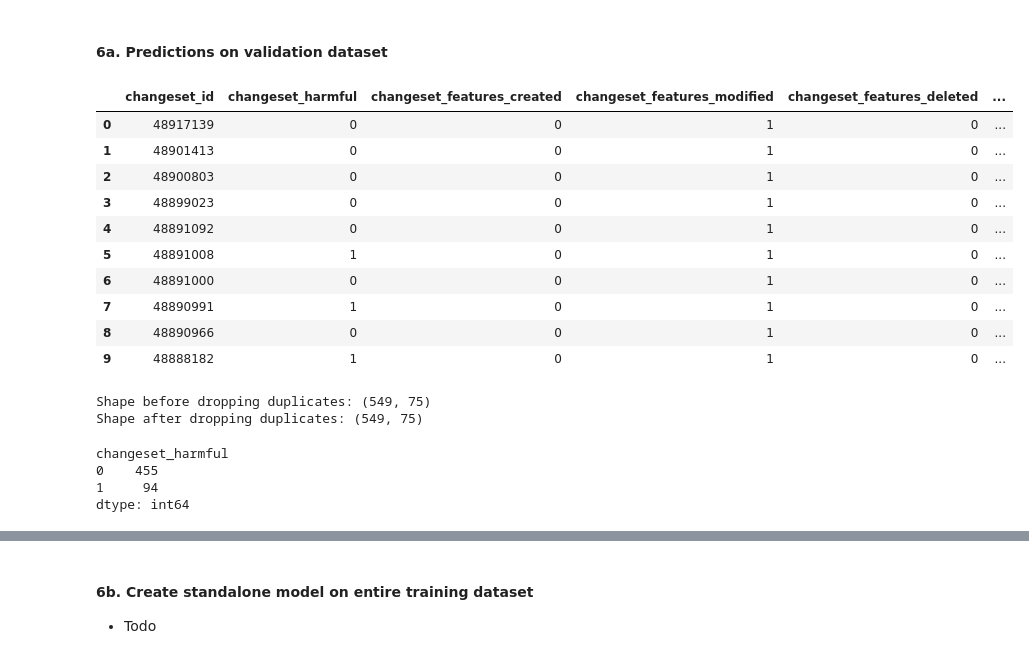
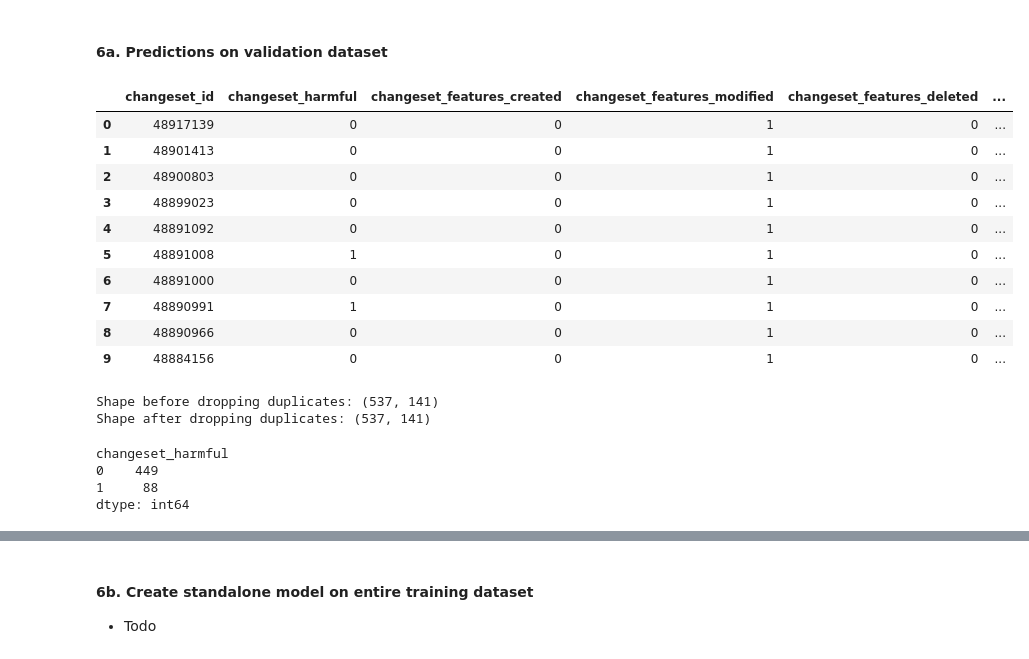
Before and after one commit to mapbox/gabbar, a Jupyter notebook: notebooks/feature-classifier.ipynb, the cells around one changed output, grey strips where cells are left out. Cells and saved outputs as stored; diff of their text form; code cells hidden in the pictures.

```diff
--- a/notebooks/feature-classifier.ipynb
+++ b/notebooks/feature-classifier.ipynb
@@ -311,34 +311,34 @@ Scores: 0.82 (0.06)
 # %% [markdown]
 #### 6a. Predictions on validation dataset
 # %%
-vattributes = pd.read_csv('../downloads/feature-classifier/validation/attributes.csv')
+vattributes = pd.read_csv('../downloads/feature-classifier-2017-05-25/validation/attributes.csv')
 vattributes.head(10)
 # %% [output]
 |  | changeset_id | changeset_harmful | changeset_features_created | changeset_features_modified | changeset_features_deleted | ... |
 | 0 | 48917139 | 0 | 0 | 1 | 0 | ... |
 | 1 | 48901413 | 0 | 0 | 1 | 0 | ... |
 | 2 | 48900803 | 0 | 0 | 1 | 0 | ... |
 | 3 | 48899023 | 0 | 0 | 1 | 0 | ... |
 | 4 | 48891092 | 0 | 0 | 1 | 0 | ... |
 | 5 | 48891008 | 1 | 0 | 1 | 0 | ... |
 | 6 | 48891000 | 0 | 0 | 1 | 0 | ... |
 | 7 | 48890991 | 1 | 0 | 1 | 0 | ... |
 | 8 | 48890966 | 0 | 0 | 1 | 0 | ... |
-| 9 | 48888182 | 1 | 0 | 1 | 0 | ... |
+| 9 | 48884156 | 0 | 0 | 1 | 0 | ... |
 # %%
 # Drop all duplicate attributes.
 print('Shape before dropping duplicates: {}'.format(vattributes.shape))
 vattributes = vattributes.drop_duplicates(subset='changeset_id')
 print('Shape after dropping duplicates: {}'.format(vattributes.shape))
 # %% [output]
-Shape before dropping duplicates: (549, 75)
-Shape after dropping duplicates: (549, 75)
+Shape before dropping duplicates: (537, 141)
+Shape after dropping duplicates: (537, 141)
 # %%
 vattributes.groupby('changeset_harmful').size()
 # %% [output]
 changeset_harmful
-0    455
-1     94
+0    449
+1     88
 dtype: int64
 # %%
 # TODO: Replace with a pipeline
```
Also changed, not shown: parts of 23 cells of this notebook.
